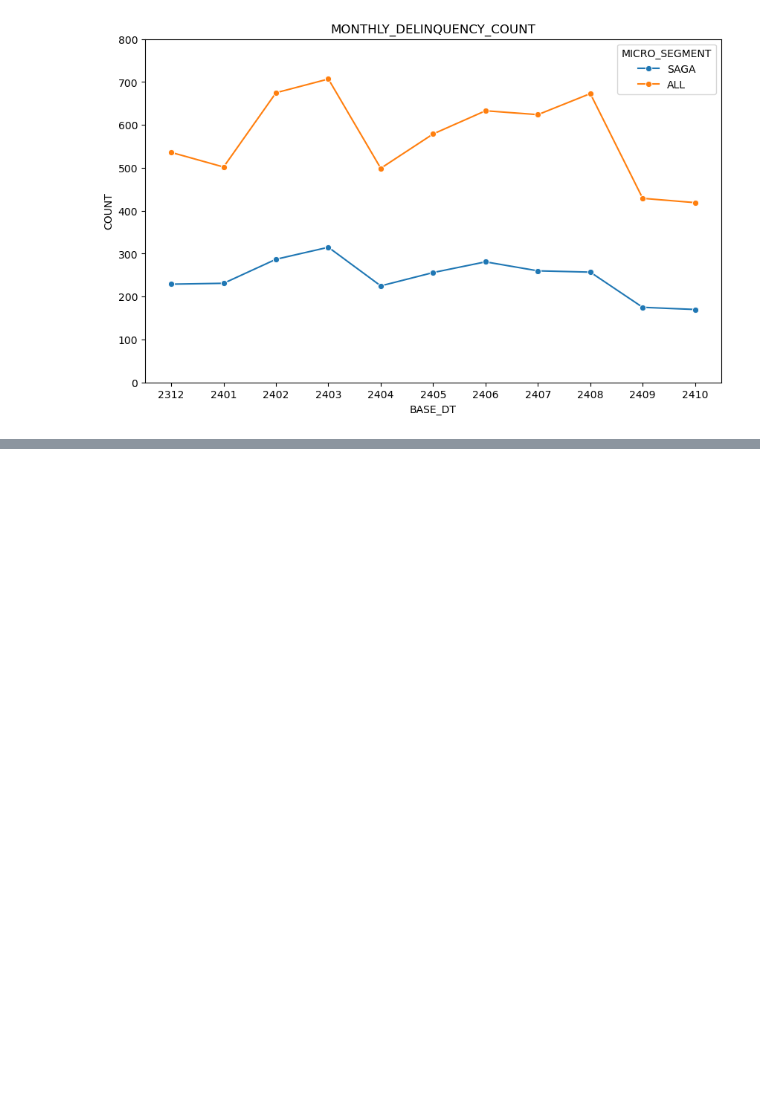
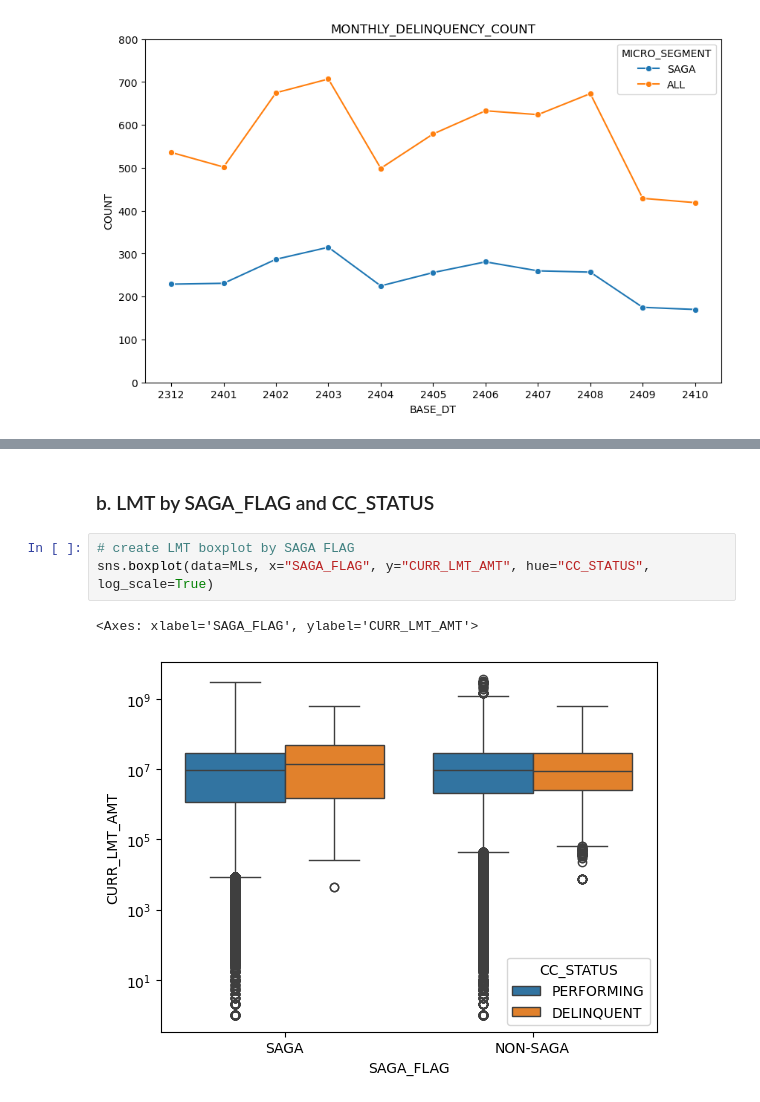
Before and after one commit to Sinxisx/Credit-Card-Analysis, a Jupyter notebook: Scratch.ipynb, the cells around one changed output, grey strips where cells are left out. Saved outputs shown, nothing was run; the diff lists cells and outputs as text; blank space fills up the shorter version.

```diff
--- a/Scratch.ipynb
+++ b/Scratch.ipynb
@@ -1112,0 +1137,8 @@ sns.lineplot(data=MonthlyGCIFDeliComb, x="BASE_DT", y='GCIF_COUNT', hue='MICRO_S
+# %% [markdown]
+### b. LMT by SAGA_FLAG and CC_STATUS
+# %%
+# create LMT boxplot by SAGA FLAG
+sns.boxplot(data=MLs, x="SAGA_FLAG", y="CURR_LMT_AMT", hue="CC_STATUS", log_scale=True)
+# %% [output]
+<Axes: xlabel='SAGA_FLAG', ylabel='CURR_LMT_AMT'>
+[figure, added]
```
Also changed, not shown: parts of 9 cells of this notebook.
